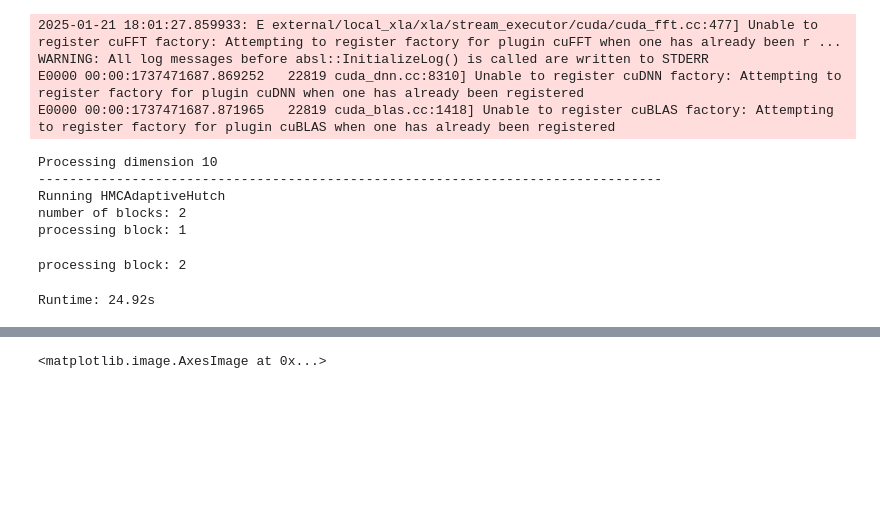
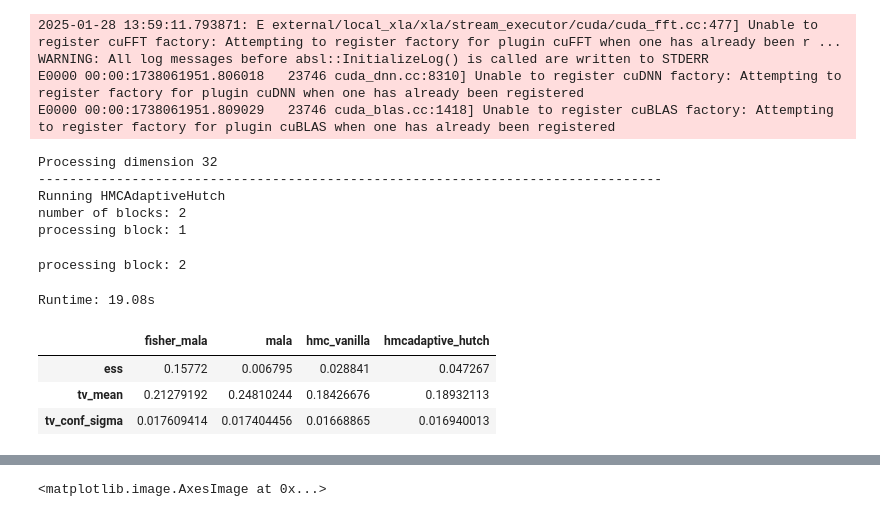
Before and after one commit to cepessh/adaptive_mcmc, a Jupyter notebook: notebooks/last_year_code_test.ipynb, the cells around one changed output, grey strips where cells are left out. Saved outputs shown, nothing was run; the diff lists cells and outputs as text; code cells hidden in the pictures; blank space fills up the shorter version.

```diff
--- a/notebooks/last_year_code_test.ipynb
+++ b/notebooks/last_year_code_test.ipynb
@@ -4,20 +4,23 @@ import tqdm
 
 import jax.numpy as jnp
 import matplotlib.pyplot as plt
+
+import numpy as np
 import pandas as pd
 import torch
 
 from adaptive_mcmc.distributions.distribution import GaussianMixture
 from adaptive_mcmc.samplers import (
-    base_sampler, mala, fishermala, hmc, hmcadaptive_hutch
+    base_sampler, mala, fishermala, hmc, hmcadaptive
 )
 from adaptive_mcmc.samplers.stopping_rule import NoStop
 from adaptive_mcmc.tools.benchmark import BenchmarkUtils
+from adaptive_mcmc.tools.metrics import compute_ess, compute_emd, compute_tv
 # %% [output]
-2025-01-21 18:01:27.859933: E external/local_xla/xla/stream_executor/cuda/cuda_fft.cc:477] Unable to register cuFFT factory: Attempting to register factory for plugin cuFFT when one has already been r ...
+2025-01-28 13:59:11.793871: E external/local_xla/xla/stream_executor/cuda/cuda_fft.cc:477] Unable to register cuFFT factory: Attempting to register factory for plugin cuFFT when one has already been r ...
 WARNING: All log messages before absl::InitializeLog() is called are written to STDERR
-E0000 00:00:1737471687.869252   22819 cuda_dnn.cc:8310] Unable to register cuDNN factory: Attempting to register factory for plugin cuDNN when one has already been registered
-E0000 00:00:1737471687.871965   22819 cuda_blas.cc:1418] Unable to register cuBLAS factory: Attempting to register factory for plugin cuBLAS when one has already been registered
+E0000 00:00:1738061951.806018   23746 cuda_dnn.cc:8310] Unable to register cuDNN factory: Attempting to register factory for plugin cuDNN when one has already been registered
+E0000 00:00:1738061951.809029   23746 cuda_blas.cc:1418] Unable to register cuBLAS factory: Attempting to register factory for plugin cuBLAS when one has already been registered
 # %%
 seed = 123
 torch.manual_seed(seed)
@@ -120,8 +125,8 @@ for dimension in tqdm.notebook.tqdm(dimensions):
 
     true_means = torch.rand((gaussian_count, dimension)) * cube - cube / 2
     true_covs = torch.rand((gaussian_count, dimension, dimension))
-    true_covs = (
-        true_covs @ true_covs.permute(0, 2, 1) +
+    true_covs = 1/dimension * (
+        (true_covs @ true_covs.permute(0, 2, 1)) +
         torch.eye(dimension).repeat(gaussian_count, 1, 1)
     )
 
@@ -165,13 +170,36 @@ for dimension in tqdm.notebook.tqdm(dimensions):
         pure_runtime[dimension][alg] = algs[alg].pipeline.pure_runtime
     print()
 # %% [output]
-Processing dimension 10
+Processing dimension 32
 --------------------------------------------------------------------------------
 Running HMCAdaptiveHutch
 number of blocks: 2
 processing block: 1
 processing block: 2
-Runtime: 24.92s
+Runtime: 19.08s
+# %%
+dim_stat = {}
+for dimension in tqdm.notebook.tqdm(dimensions):
+    df = []
+    for alg in tqdm.notebook.tqdm(algs):
+        df.append(
+            BenchmarkUtils.compute_metrics(
+                hist_data[dimension][alg][0].samples,
+                hist_data[dimension][alg][0].true_samples
+            )
+        )
+    df = pd.DataFrame(df)
+    df = df.T
+    df.columns = list(algs.keys())
+
+    dim_stat[dimension] = df
+# %%
+dim_stat[dimensions[0]]
+# %% [output]
+|  | fisher_mala | mala | hmc_vanilla | hmcadaptive_hutch |
+| ess | 0.15772 | 0.006795 | 0.028841 | 0.047267 |
+| tv_mean | 0.21279192 | 0.24810244 | 0.18426676 | 0.18932113 |
+| tv_conf_sigma | 0.017609414 | 0.017404456 | 0.01668865 | 0.016940013 |
 # %%
 BenchmarkUtils.create_plot(
     algs["mala"].pipeline.sample_blocks[-1].iteration.cache.samples[:, [0], :],
```
Also changed, not shown: parts of 25 cells of this notebook.
